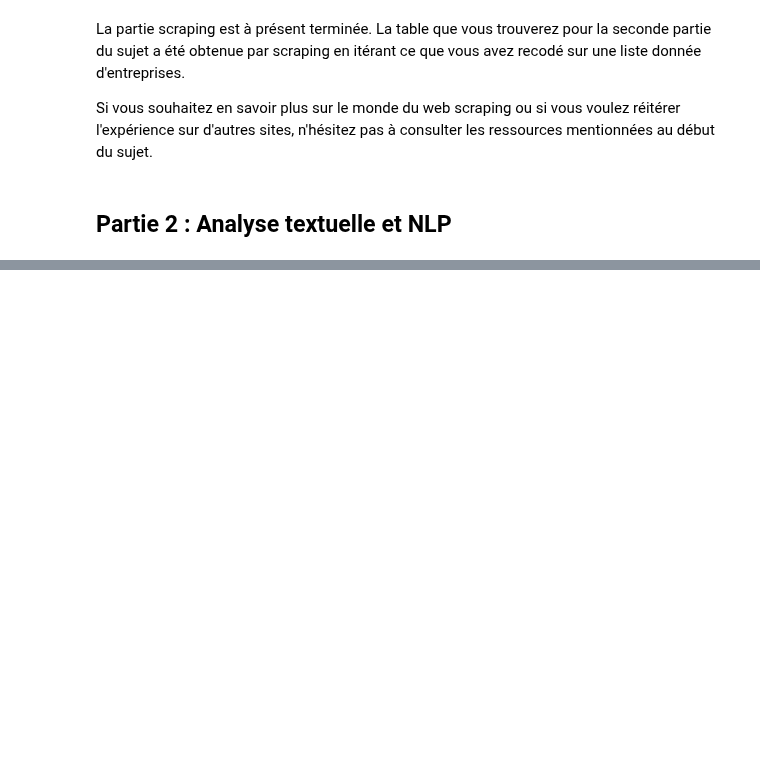
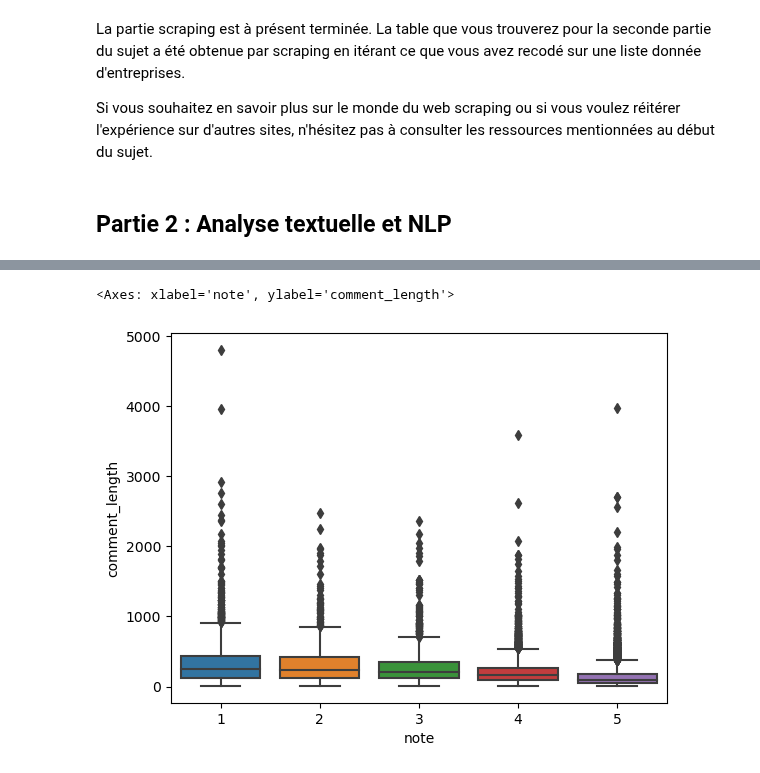
Before and after one commit to InseeFrLab/funathon2023_sujet5, a Jupyter notebook: 1_scraping.ipynb, the cells around one changed output, grey strips where cells are left out. Drawn from its saved outputs; the diff is of its cells as text; code cells hidden in the pictures; blank space fills up the shorter version.

```diff
--- a/1_scraping.ipynb
+++ b/1_scraping.ipynb
@@ -451,0 +517,9 @@ Si vous souhaitez en savoir plus sur le monde du web scraping ou si vous voulez
+# %%
+# Lien entre la longueur d'un commentaire et la note
+df['comment_length'] = df['comment'].str.len()
+
+fig, ax = plt.subplots()
+sns.boxplot(x="note", y="comment_length", data=df, ax=ax)
+# %% [output]
+<Axes: xlabel='note', ylabel='comment_length'>
+[figure, added]
```
Also changed, not shown: parts of 51 cells of this notebook.
